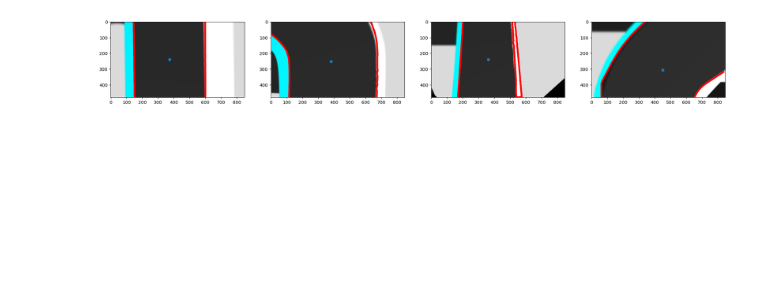
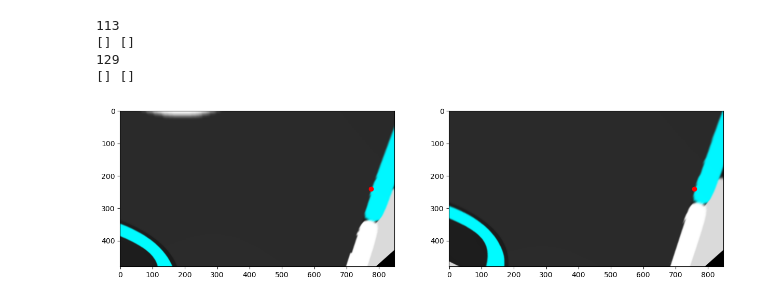
Before and after one commit to HerrPhoton/Autorace_competition_2023, a Jupyter notebook: test.ipynb, the cells around one changed output. Cells and saved outputs as stored; diff of their text form; code cells hidden in the pictures; blank space fills up the shorter version.

```diff
--- a/test.ipynb
+++ b/test.ipynb
@@ -10,8 +8,8 @@ output_dir = 'contours'
 # %%
-images = [cv2.imread(os.path.join(source_dir, image)) for image in os.listdir(source_dir)]
+images = [cv2.imread(os.path.join(image)) for image in glob('*.png')]
 hsv_images = [cv2.cvtColor(image, cv2.COLOR_BGR2HSV) for image in images]
 # %%
-fig, axs = plt.subplots(1, 4, figsize = (25, 20))
+fig, axs = plt.subplots(1, 2, figsize = (15, 20))
 
 for image, ax in zip(images, axs):
     ax.imshow(image)
@@ -33,44 +27,45 @@ end_id
 # %%
-fig, axs = plt.subplots(1, 4, figsize = (25, 20))
+fig, axs = plt.subplots(1, 2, figsize = (15, 20))
 
-for i, hsv_image, image, img_name, ax in enumerate(zip(hsv_images, images, hsv_images, axs)):
+for hsv_image, image, ax in zip(hsv_images, images, axs):
 
-    yellow_mask = cv2.inRange(hsv_image, (20, 100, 100),(30, 255, 255))
+    yellow_mask = cv2.inRange(hsv_image, (20, 100, 100), (30, 255, 255))
     white_mask = cv2.inRange(hsv_image, (0, 0, 255), (255, 0, 255))
 
-    yellow_contour = np.zeros_like(yellow_mask)
-    white_contour = np.zeros_like(white_mask)
+    # Маска для линий
+    yellow_mask = cv2.inRange(image, (20, 100, 100), (30, 255, 255))
+    white_mask = cv2.inRange(image, (0, 0, 255), (255, 0, 255))
 
-    contours = cv2.findContours(yellow_mask, cv2.RETR_EXTERNAL, cv2.CHAIN_APPROX_NONE)[0]
-    contours = contours[1] if len(contours) > 1 else contours[0]
+    y_contours, _ = cv2.findContours(yellow_mask, cv2.RETR_TREE, cv2.CHAIN_APPROX_NONE)
+    w_contours, _ = cv2.findContours(white_mask, cv2.RETR_TREE, cv2.CHAIN_APPROX_NONE)
 
-    start_id = np.where(contours[:, 0, 1][:-1] - contours[:, 0, 1][1:] > 0)[0][0]
-    end_id = np.where(contours[:, 0, 1][:-1] - contours[:, 0, 1][1:] > 0)[0][-2]
-    cv2.drawContours(image, contours[start_id : end_id], -1, (255, 0, 0), 10)
-    cv2.drawContours(yellow_contour, contours[start_id : end_id], -1, (255, 0, 0), 10)
+    xs_white = []
+    xs_yellow = []
+    print(len(y_contours))
+    for y_contour, w_contour in zip(y_contours, w_contours):
 
-    contours = cv2.findContours(white_mask, cv2.RETR_EXTERNAL, cv2.CHAIN_APPROX_NONE)[0]
-    contours = contours[1] if len(contours) > 1 else contours[0]
+        y_moment = cv2.moments(y_contour, binaryImage = True)
+        w_moment = cv2.moments(w_contour, binaryImage = True)
 
-    end_id = np.where(contours[:, 0, 1][:-1] - contours[:, 0, 1][1:] < 0)[0][-1]
-    cv2.drawContours(image, contours[: end_id], -1, (255, 0, 0), 10)
-    cv2.drawContours(white_contour, contours[: end_id], -1, (255, 0, 0), 10)
+        xs_yellow.append(y_moment['m10'] // y_moment['m00'])
+        xs_white.append(w_moment['m10'] // w_moment['m00'])
 
-    M_yellow = cv2.moments(yellow_contour, binaryImage = True)
-    M_white = cv2.moments(white_contour, binaryImage = True)
+    print(xs_white, xs_yellow)
+
+    # Определение центров линий
+    M_yellow = cv2.moments(yellow_mask, binaryImage = True)
+    M_white = cv2.moments(white_mask, binaryImage = True)
 
     yellow_center_x = 0 if M_yellow['m00'] == 0 else M_yellow['m10'] // M_yellow['m00']
     white_center_x = image.shape[1] if M_white['m00'] == 0 else M_white['m10'] // M_white['m00']
 
-    yellow_center_y = 0 if M_yellow['m00'] == 0 else M_yellow['m01'] // M_yellow['m00']
-    white_center_y = image.shape[0] if M_white['m00'] == 0 else M_white['m01'] // M_white['m00']
-
-    if i < 4:
-        ax.scatter([(yellow_center_x + white_center_x) / 2], [(yellow_center_y + white_center_y) / 2])
-        ax.imshow(image)
-
-    cv2.imwrite(os.path.join(output_dir, img_name), image)
+    ax.scatter([(yellow_center_x + white_center_x) / 2], image.shape[0] / 2, color = 'red')
+    ax.imshow(image)
 
 plt.show()
 # %% [output]
+113
+[] []
+129
+[] []
-[figure, old version]
+[figure, new version]
```
Also changed, not shown: parts of 8 cells of this notebook.
